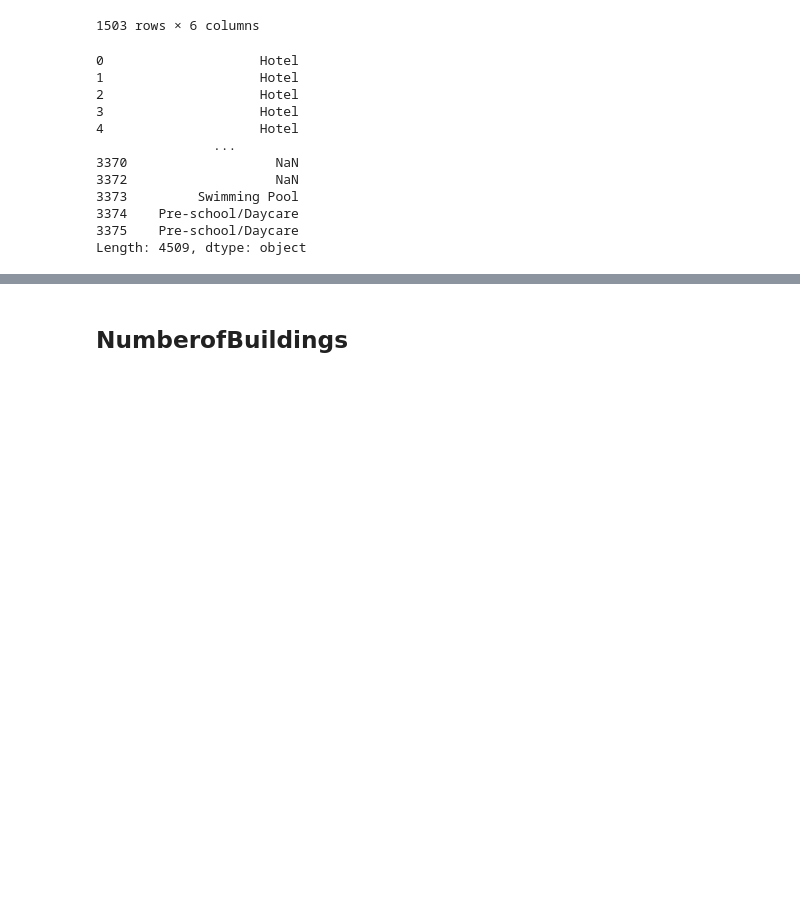
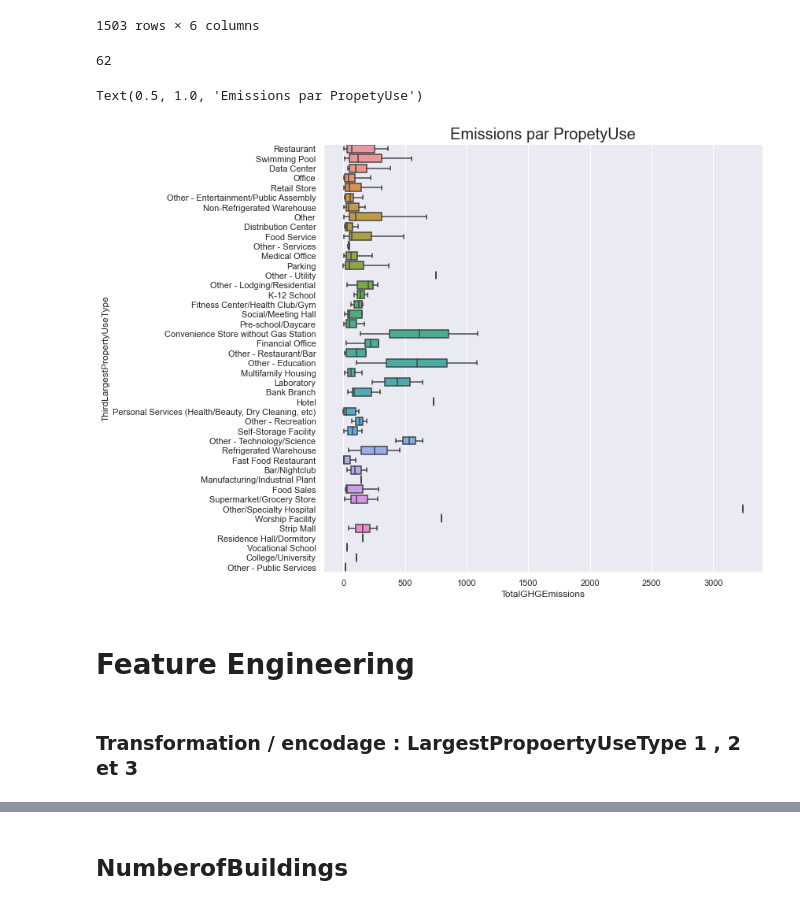
Before and after one commit to ArhurK/P4-Anticipez-les-besoins-en-consommation-de-batiments, a Jupyter notebook: P4.ipynb, the cells around one changed output, grey strips where cells are left out. Drawn from its saved outputs; the diff is of its cells as text; code cells hidden in the pictures; blank space fills up the shorter version.

```diff
--- a/P4.ipynb
+++ b/P4.ipynb
@@ -562,24 +526,32 @@ df[df.columns[df.columns.str.contains('LargestPropertyUseType')]]
 | 3375 | Other - Recreation | 8271.0 | Fitness Center/Health Club/Gym | 8000.0 | ... |
 1503 rows × 6 columns
 # %%
-pd.concat(
-[df['LargestPropertyUseType'],
-df['SecondLargestPropertyUseType'],
-df['ThirdLargestPropertyUseType']]
+AllPropertyUseType = pd.concat(
+    [df['LargestPropertyUseType'],
+    df['SecondLargestPropertyUseType'],
+    df['ThirdLargestPropertyUseType']]
 )
+
+AllPropertyUseType.nunique()
 # %% [output]
-0                    Hotel
-1                    Hotel
-2                    Hotel
-3                    Hotel
-4                    Hotel
-               ...
-3370                   NaN
-3372                   NaN
-3373         Swimming Pool
-3374    Pre-school/Daycare
-3375    Pre-school/Daycare
-Length: 4509, dtype: object
+62
+# %%
+plt.figure(figsize=(10,10))
+sns.boxplot(
+    data=data,
+    y='ThirdLargestPropertyUseType',
+    x='TotalGHGEmissions',
+    showfliers = False
+).set_title("Emissions par PropetyUse",
+               fontdict={'size': 20}
+               )
+# %% [output]
+Text(0.5, 1.0, 'Emissions par PropetyUse')
+[figure, added]
+# %% [markdown]
+# Feature Engineering
+# %% [markdown]
+### Transformation / encodage : LargestPropoertyUseType 1 ,  2 et 3
 # %%
 pt = pd.DataFrame({
     'id' : pd.concat([df.OSEBuildingID, df.OSEBuildingID, df.OSEBuildingID]),
```
Also changed, not shown: parts of 56 cells of this notebook.
